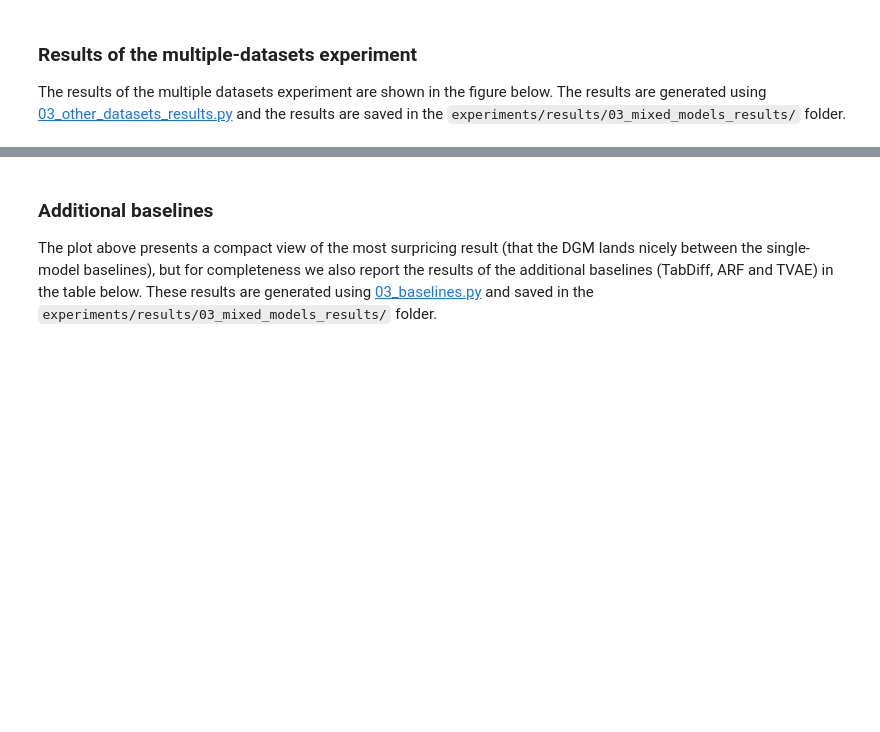
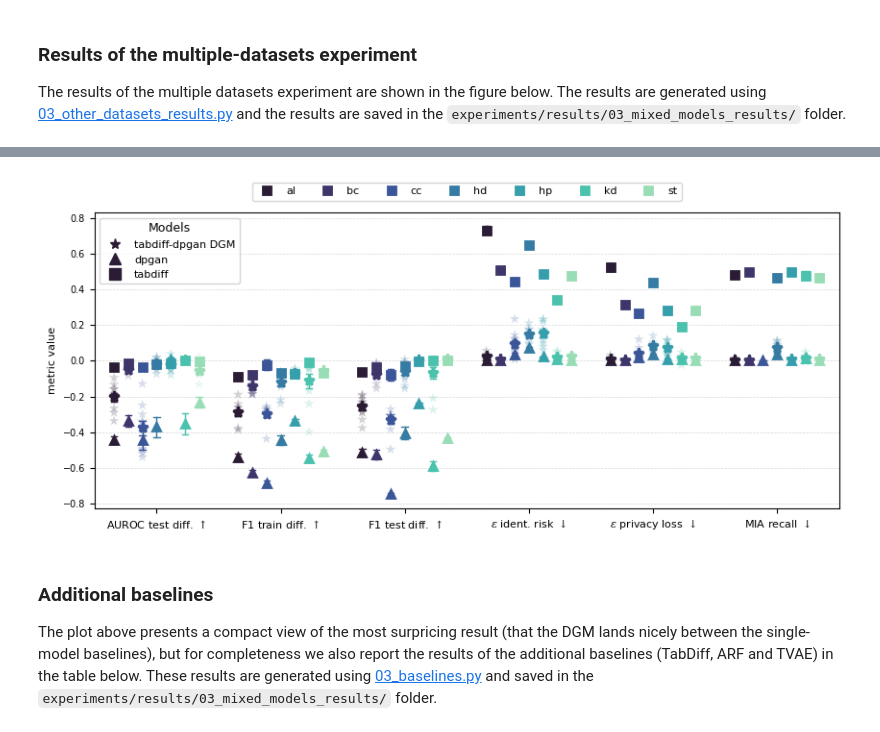
Before and after one commit to notna07/disjoint-synthetic-data-generation, a Jupyter notebook: 03_specified_splits.ipynb, the cells around one changed output, grey strips where cells are left out. Drawn from its saved outputs; the diff is of its cells as text; code cells hidden in the pictures; blank space fills up the shorter version.

```diff
--- a/03_specified_splits.ipynb
+++ b/03_specified_splits.ipynb
@@ -542,3 +642,23 @@ figure7_mixed_model_results_pointplot(results=df_results, datasets=datasets, mod
+# %%
+from experiments.auxiliaries.plotting import figure7_mixed_model_results_pointplot, _construct_dataframe
+
+models=['tabdiff', 'dpgan']
+datasets = ['al', 'bc', 'cc', 'hd', 'hp', 'kd', 'st']
+
+dict_metric_names = {
+    "auroc": r"AUROC test diff. $\uparrow$",
+    "avg_F1_diff": r"F1 train diff. $\uparrow$",
+    "avg_F1_diff_hout": r"F1 test diff. $\uparrow$",
+    "eps_identif_risk": r"$\varepsilon$ ident. risk $\downarrow$",
+    "priv_loss_eps": r"$\varepsilon$ privacy loss $\downarrow$",
+    "mia_recall": r"MIA recall $\downarrow$",
+}
+
+df_results = _construct_dataframe(datasets, models, metrics=dict_metric_names.keys()).reset_index(drop=True)
+
+figure7_mixed_model_results_pointplot(results=df_results, datasets=datasets, models=models, dict_metric_names=dict_metric_names, mixed_model_label="tabdiff-dpgan DGM")
+# %% [output]
+[figure, added]
 # %% [markdown]
 ### Additional baselines
 
```
Also changed, not shown: parts of 20 cells of this notebook, 12 other files.
